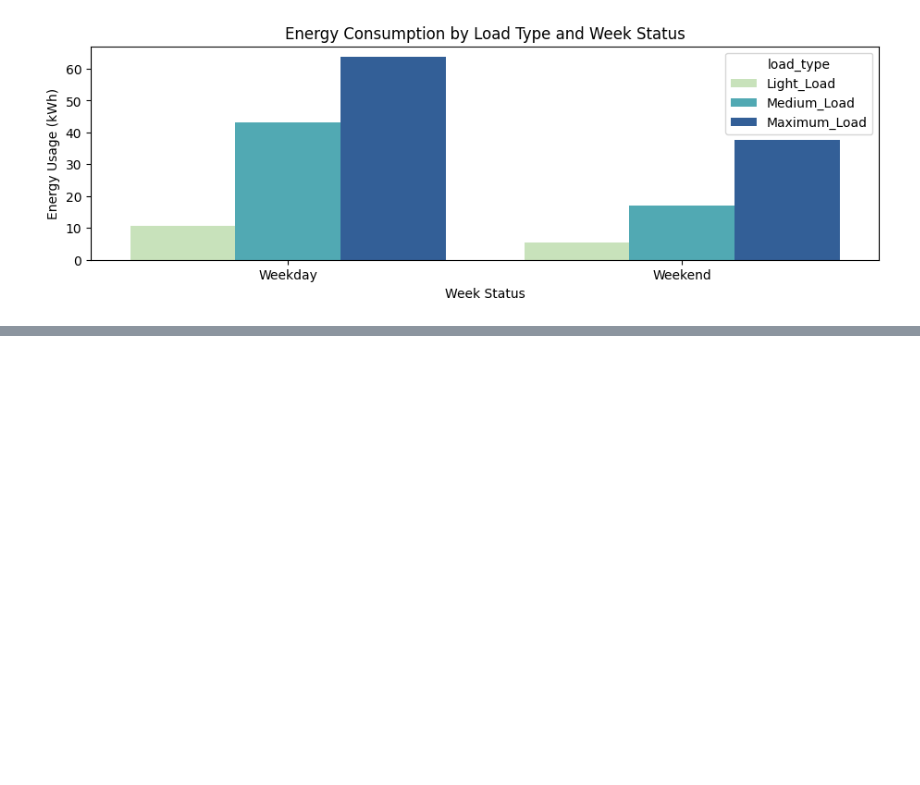
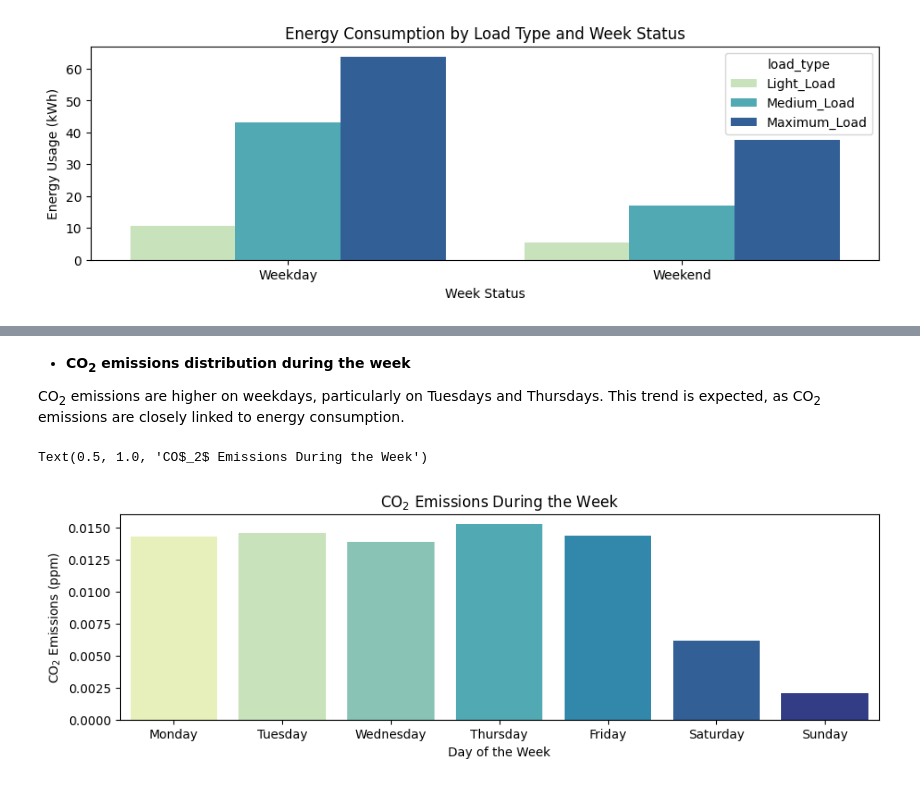
Before and after one commit to herrerovir/Steel-industry-energy-consumption-forecasting, a Jupyter notebook: Steel-industry-energy-consumption-forecasting.ipynb, the cells around one changed output, grey strips where cells are left out. Drawn from its saved outputs; the diff is of its cells as text; code cells hidden in the pictures; blank space fills up the shorter version.

```diff
--- a/Steel-industry-energy-consumption-forecasting.ipynb
+++ b/Steel-industry-energy-consumption-forecasting.ipynb
@@ -569,0 +597,13 @@ Text(0.5, 1.0, 'Energy Consumption by Load Type and Week Status')
+# %% [markdown]
+* **CO<sub>2</sub> emissions distribution during the week**
+
+CO<sub>2</sub> emissions are higher on weekdays, particularly on Tuesdays and Thursdays. This trend is expected, as CO<sub>2</sub> emissions are closely linked to energy consumption.
+# %%
+co2_emissions_during_the_week_graph = plt.figure(figsize = (11, 3))
+sns.barplot(energy_consumption, x = "day_of_the_week", y = "CO2_ppm", errorbar= None, hue = "day_of_the_week", palette = "YlGnBu")
+plt.xlabel("Day of the Week")
+plt.ylabel("CO$_2$ Emissions (ppm)")
+plt.title("CO$_2$ Emissions During the Week", size = 12)
+# %% [output]
+Text(0.5, 1.0, 'CO$_2$ Emissions During the Week')
+[figure, added]
```
Also changed, not shown: parts of 6 cells of this notebook.
